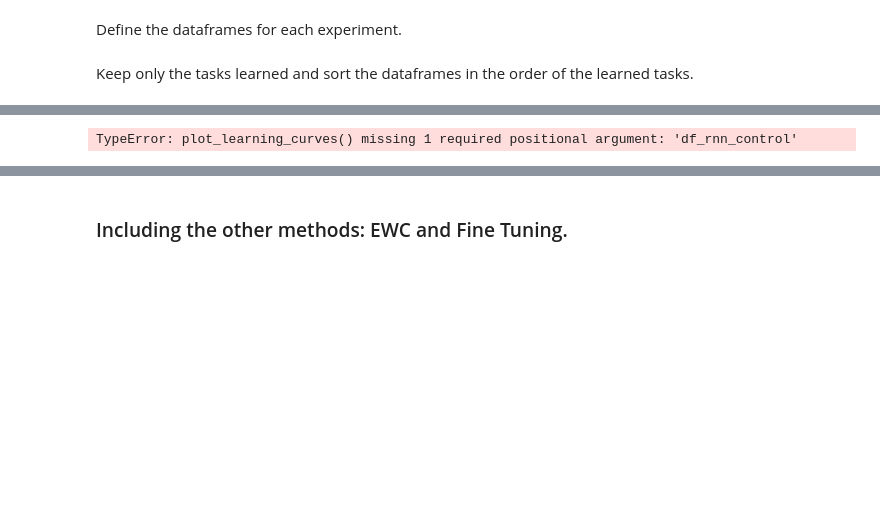
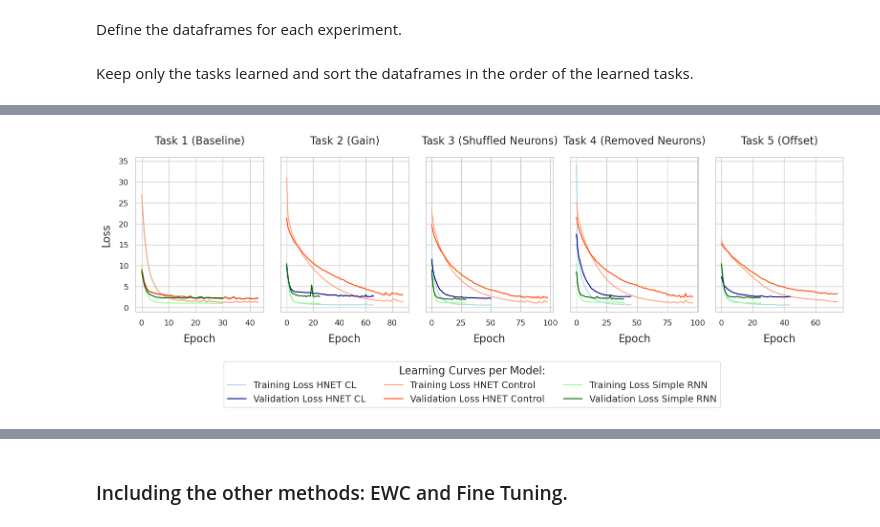
Before and after one commit to nereaiscamu/CL_UpperLimb_Control, a Jupyter notebook: Task_Detector_Hnet_PoC/Result_Analysis_Pipeline_Task2.ipynb, the cells around one changed output, grey strips where cells are left out. Saved outputs shown, nothing was run; the diff lists cells and outputs as text; code cells hidden in the pictures; blank space fills up the shorter version.

```diff
--- a/Task_Detector_Hnet_PoC/Result_Analysis_Pipeline_Task2.ipynb
+++ b/Task_Detector_Hnet_PoC/Result_Analysis_Pipeline_Task2.ipynb
@@ -329,5 +366,5 @@ plot_learning_curves(df_exp0_hnet_new_v0, df_exp1_control_new, df_exp1_RNN_compl
 # %%
-plot_learning_curves(df_exp0_hnet_new_v1, df_exp1_control)
+plot_learning_curves(df_exp0_hnet_new_v1, df_exp1_control, df_exp1_RNN_v1)
 # %% [output]
-TypeError: plot_learning_curves() missing 1 required positional argument: 'df_rnn_control'
+[figure, added]
 # %%
```
Also changed, not shown: parts of 27 cells of this notebook, 2 other files.
